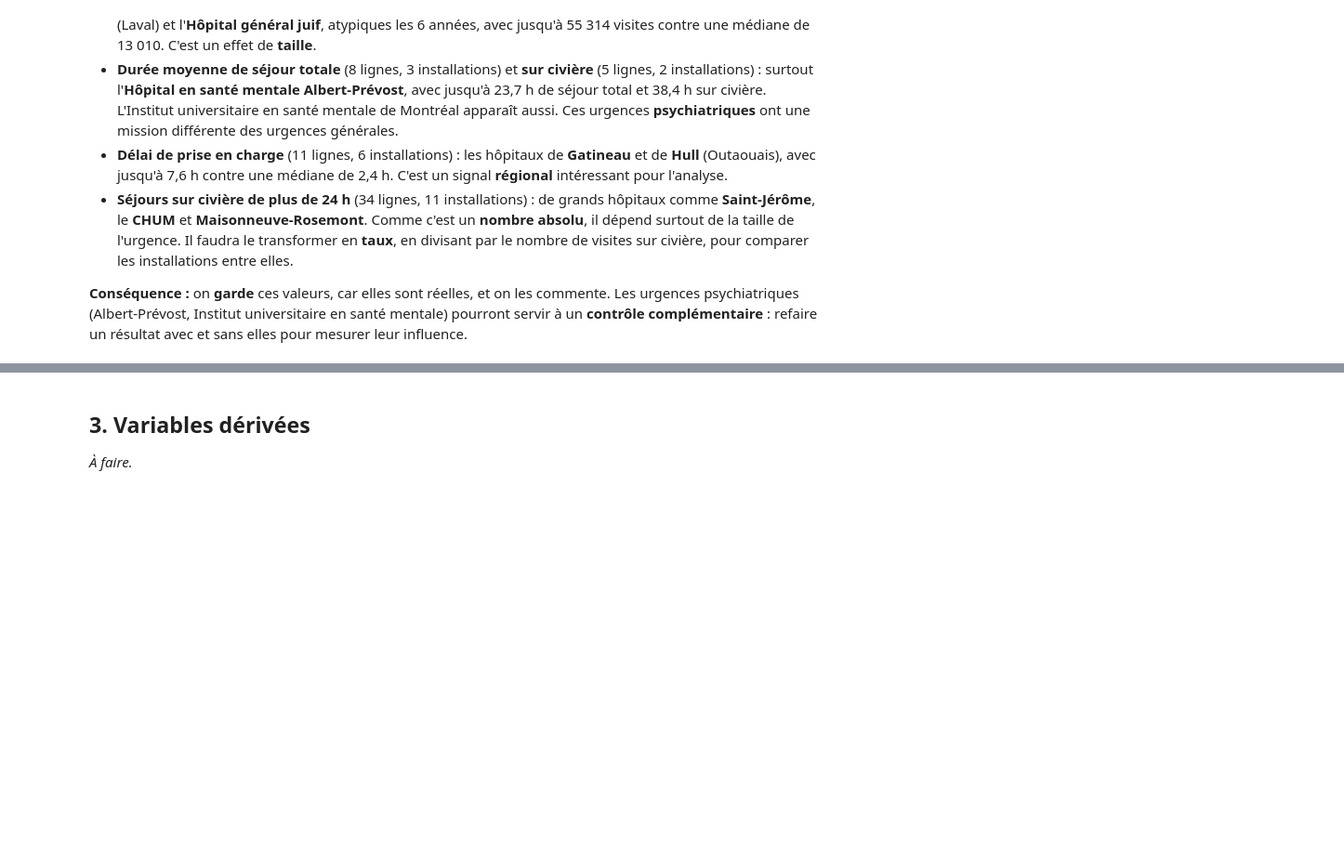
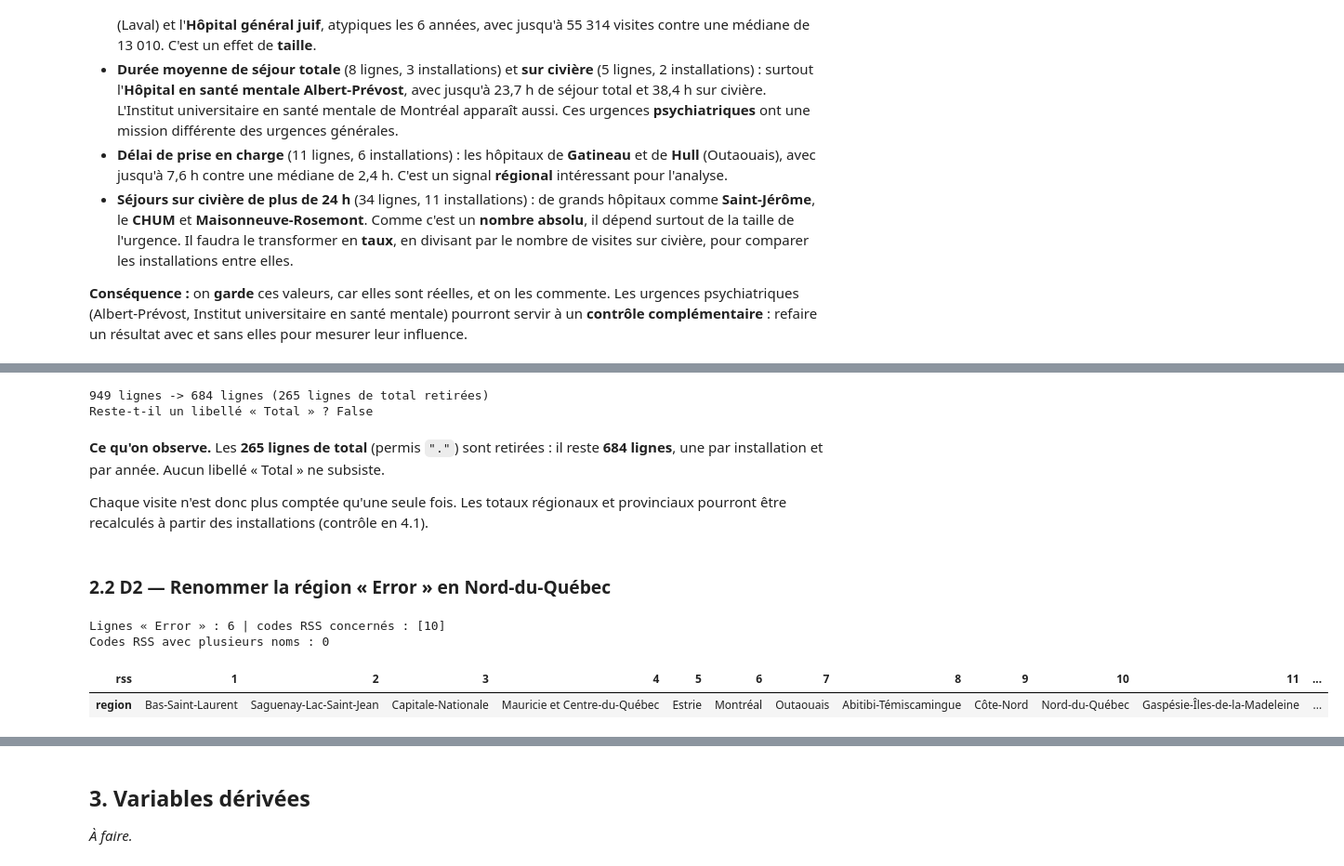
Before and after one commit to Khaled-hamdaoui/Application_python-, a Jupyter notebook: notebooks/01_preparation.ipynb, the cells around one changed output, grey strips where cells are left out. Shown at 93% size. Drawn from its saved outputs; the diff is of its cells as text; code cells hidden in the pictures; blank space fills up the shorter version.

```diff
--- a/notebooks/01_preparation.ipynb
+++ b/notebooks/01_preparation.ipynb
@@ -429,0 +436,32 @@ _À faire après validation en équipe des décisions de `docs/journal_decisions
+# %%
+est_total_brut = df_brut["no_permis_installation"].eq(".")
+df = df_brut.loc[~est_total_brut].copy()
+
+print(f"{len(df_brut)} lignes -> {len(df)} lignes ({est_total_brut.sum()} lignes de total retirées)")
+print("Reste-t-il un libellé « Total » ?", df["nom_installation"].str.contains("total", case=False).any())
+# %% [output]
+949 lignes -> 684 lignes (265 lignes de total retirées)
+Reste-t-il un libellé « Total » ? False
+# %% [markdown]
+**Ce qu'on observe.** Les **265 lignes de total** (permis `"."`) sont retirées : il reste **684 lignes**, une par installation et par année. Aucun libellé « Total » ne subsiste.
+
+Chaque visite n'est donc plus comptée qu'une seule fois. Les totaux régionaux et provinciaux pourront être recalculés à partir des installations (contrôle en 4.1).
+# %% [markdown]
+### 2.2 D2 — Renommer la région « Error » en Nord-du-Québec
+# %%
+masque_error = df["region"].eq("Error")
+print("Lignes « Error » :", masque_error.sum(), "| codes RSS concernés :", df.loc[masque_error, "rss"].unique().tolist())
+
+# Garde-fou : on ne renomme que si toutes ces lignes ont bien le code RSS 10
+assert (df.loc[masque_error, "rss"] == 10).all(), "Une ligne « Error » n'a pas le code RSS 10"
+df.loc[masque_error, "region"] = "Nord-du-Québec"
+
+# Contrôle : chaque code RSS correspond maintenant à un seul nom de région
+regions = df.groupby("rss")["region"].agg(["nunique", "first"])
+print("Codes RSS avec plusieurs noms :", (regions["nunique"] > 1).sum())
+regions["first"].rename("region").to_frame().T
+# %% [output]
+Lignes « Error » : 6 | codes RSS concernés : [10]
+Codes RSS avec plusieurs noms : 0
+| rss | 1 | 2 | 3 | 4 | 5 | 6 | 7 | 8 | 9 | 10 | 11 | ... |
+| region | Bas-Saint-Laurent | Saguenay-Lac-Saint-Jean | Capitale-Nationale | Mauricie et Centre-du-Québec | Estrie | Montréal | Outaouais | Abitibi-Témiscamingue | Côte-Nord | Nord-du-Québec | Gaspésie-Îles-de-la-Madeleine | ... |
```
Also changed, not shown: parts of 19 cells of this notebook, 3 other files.
